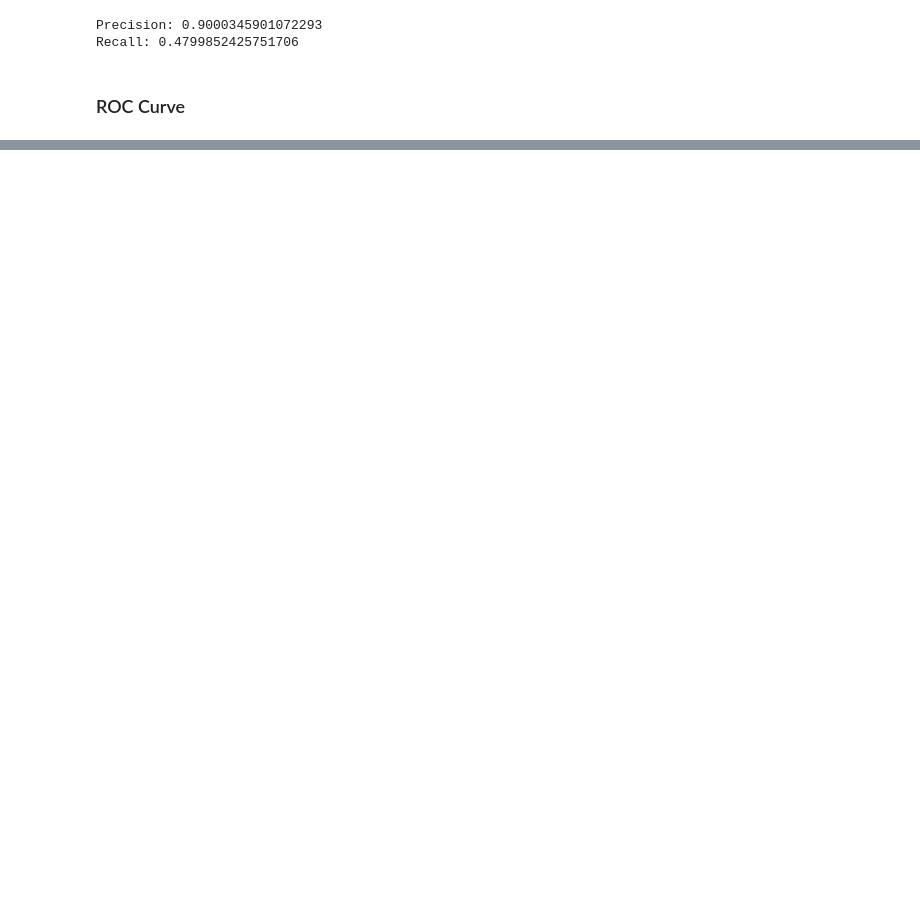
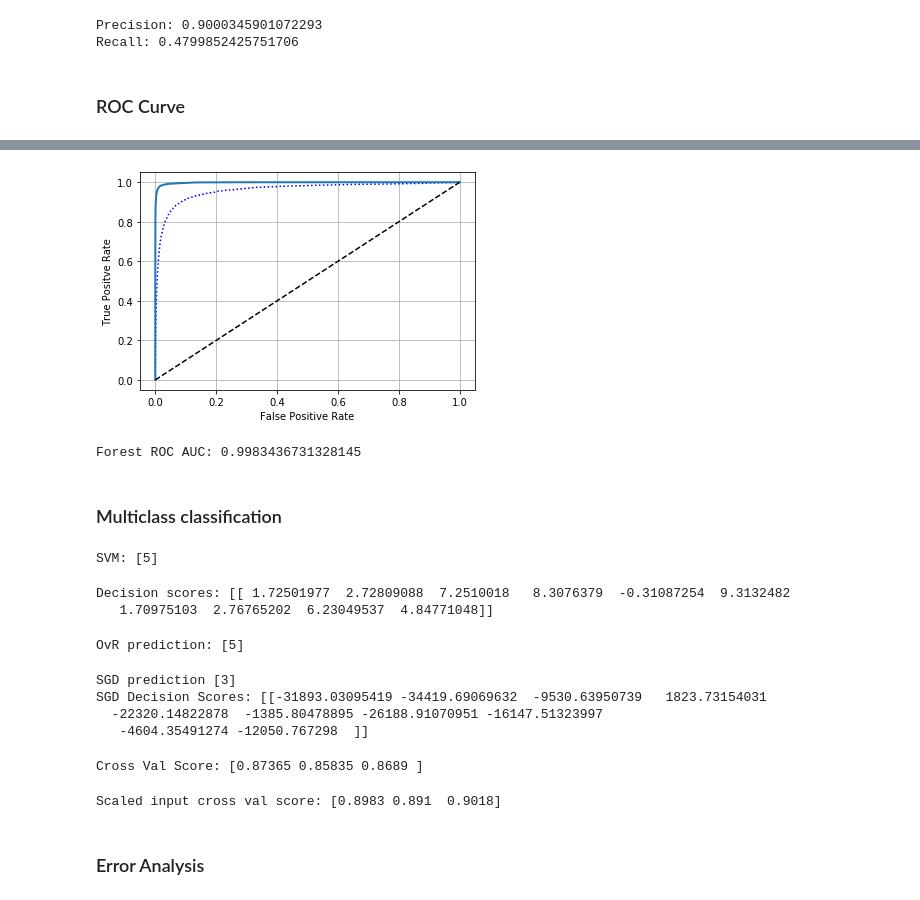
Before and after one commit to tsadams1973/jupyter-ml-practice, a Jupyter notebook: mnist-ex.ipynb, the cells around one changed output, grey strips where cells are left out. Cells and saved outputs as stored; diff of their text form; code cells hidden in the pictures; blank space fills up the shorter version.

Commit message:
finished classification notebook

```diff
--- a/mnist-ex.ipynb
+++ b/mnist-ex.ipynb
@@ -211,0 +238,70 @@ Recall: 0.4799852425751706
+# %%
+from sklearn.ensemble import RandomForestClassifier
+
+forest_clf = RandomForestClassifier(random_state=42)
+y_probas_forest = cross_val_predict(forest_clf, X_train, y_train_5, cv=3, method="predict_proba")
+
+#print("y probabilities:", y_probas_forest)
+
+y_scores_forest = y_probas_forest[:,1]
+fpr_forest, tpr_forest, thresholds_forest = roc_curve(y_train_5, y_scores_forest)
+
+plt.plot(fpr, tpr, "b:", label="SGD")
+plot_roc_curve(fpr_forest, tpr_forest, "Random Forest")
+plt.show()
+
+print("Forest ROC AUC:", roc_auc_score(y_train_5, y_scores_forest))
+# %% [output]
+[figure, added]
+Forest ROC AUC: 0.9983436731328145
+# %% [markdown]
+### Multiclass classification
+# %%
+#support vector machine (default to OvO strategy)
+from sklearn.svm import SVC
+
+svm_clf = SVC()
+svm_clf.fit(X_train, y_train)
+print("SVM:", svm_clf.predict([some_digit]))
+# %% [output]
+SVM: [5]
+# %%
+#look at the scores to observe OvO in action (5 has the highest score)
+some_digit_scores = svm_clf.decision_function([some_digit])
+print("Decision scores:", some_digit_scores)
+# %% [output]
+Decision scores: [[ 1.72501977  2.72809088  7.2510018   8.3076379  -0.31087254  9.3132482
+   1.70975103  2.76765202  6.23049537  4.84771048]]
+# %%
+from sklearn.multiclass import OneVsRestClassifier
+
+ovr_clf = OneVsRestClassifier(SVC())
+ovr_clf.fit(X_train, y_train)
+
+print("OvR prediction:",ovr_clf.predict([some_digit]))
+# %% [output]
+OvR prediction: [5]
+# %%
+sgd_clf.fit(X_train, y_train)
+print("SGD prediction", sgd_clf.predict([some_digit]))
+print("SGD Decision Scores:", sgd_clf.decision_function([some_digit]))
+# %% [output]
+SGD prediction [3]
+SGD Decision Scores: [[-31893.03095419 -34419.69069632  -9530.63950739   1823.73154031
+  -22320.14822878  -1385.80478895 -26188.91070951 -16147.51323997
+   -4604.35491274 -12050.767298  ]]
+# %%
+print("Cross Val Score:", cross_val_score(sgd_clf, X_train, y_train, cv=3, scoring="accuracy"))
+# %% [output]
+Cross Val Score: [0.87365 0.85835 0.8689 ]
+# %%
+from sklearn.preprocessing import StandardScaler
+
+scaler = StandardScaler()
+
+X_train_scaled = scaler.fit_transform(X_train.astype(np.float64))
+print("Scaled input cross val score:",cross_val_score(sgd_clf, X_train_scaled, y_train, cv=3, scoring="accuracy"))
+# %% [output]
+Scaled input cross val score: [0.8983 0.891  0.9018]
+# %% [markdown]
+### Error Analysis
```
Also changed, not shown: parts of 16 cells of this notebook.
